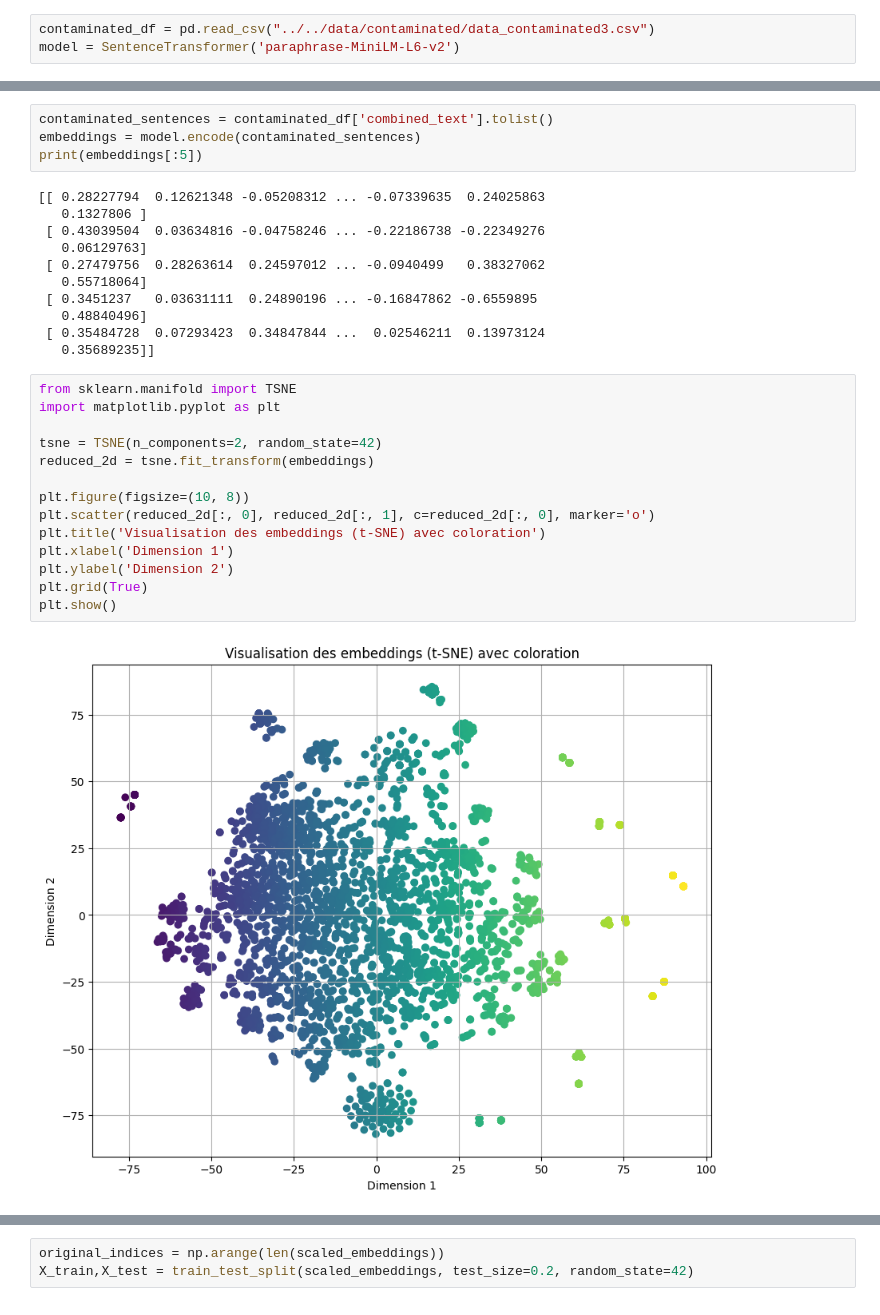
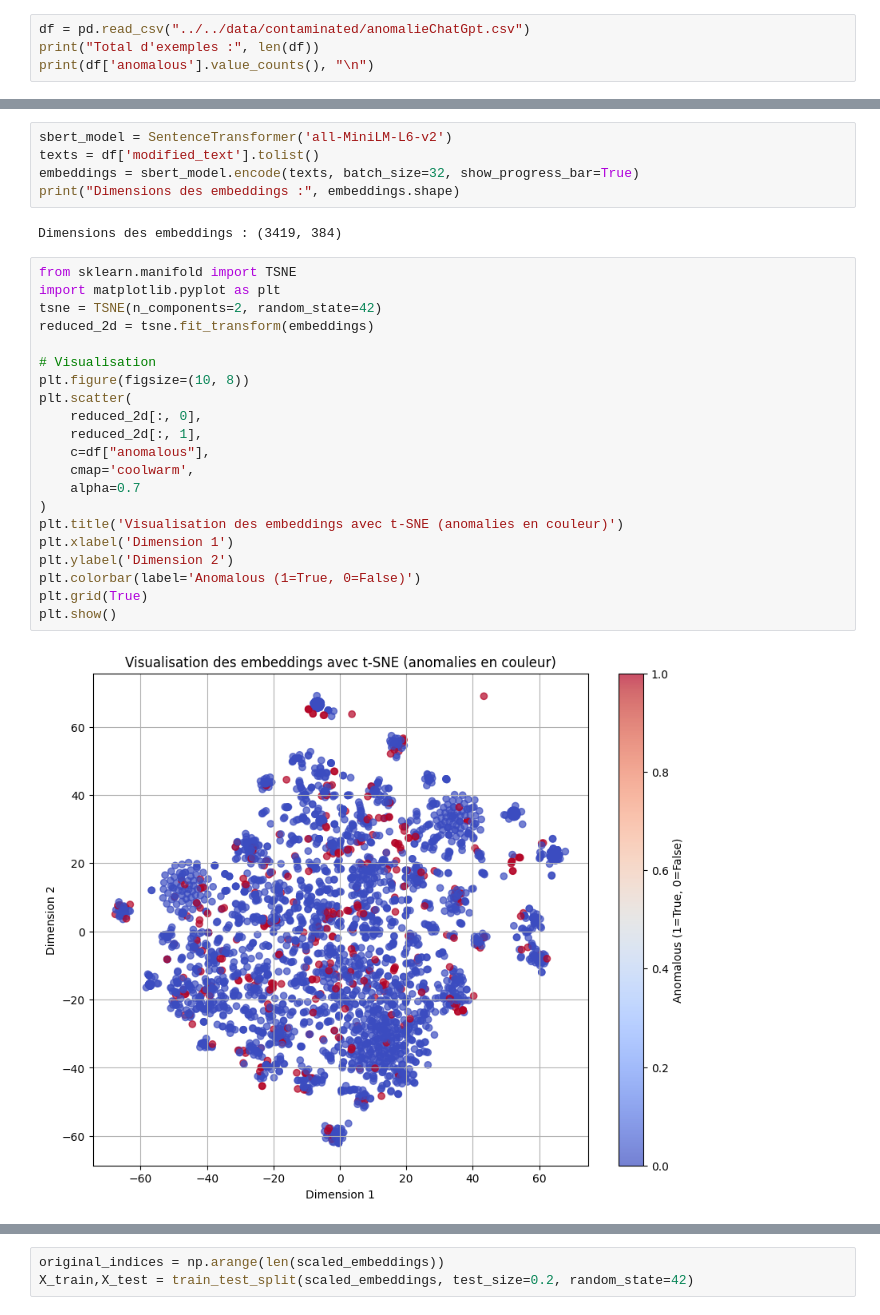
Before and after one commit to sow19/Detection-d-anomalies, a Jupyter notebook: code_source/contamination_anomalies/apprentissage_contamination3.ipynb, the cells around one changed output, grey strips where cells are left out. Saved outputs shown, nothing was run; the diff lists cells and outputs as text.

Commit message:
ajout d'une nouvelle contamination générée par chatGPT

```diff
--- a/code_source/contamination_anomalies/apprentissage_contamination3.ipynb
+++ b/code_source/contamination_anomalies/apprentissage_contamination3.ipynb
@@ -12,3 +6,4 @@ from sklearn.svm import OneClassSVM
 # %%
-contaminated_df = pd.read_csv("../../data/contaminated/data_contaminated3.csv")
-model = SentenceTransformer('paraphrase-MiniLM-L6-v2')
+df = pd.read_csv("../../data/contaminated/anomalieChatGpt.csv")
+print("Total d'exemples :", len(df))
+print(df['anomalous'].value_counts(), "\n")
@@ -15,32 +16,31 @@ model = SentenceTransformer('paraphrase-MiniLM-L6-v2')
 # %%
-contaminated_sentences = contaminated_df['combined_text'].tolist()
-embeddings = model.encode(contaminated_sentences)
-print(embeddings[:5])
+sbert_model = SentenceTransformer('all-MiniLM-L6-v2')
+texts = df['modified_text'].tolist()
+embeddings = sbert_model.encode(texts, batch_size=32, show_progress_bar=True)
+print("Dimensions des embeddings :", embeddings.shape)
 # %% [output]
-[[ 0.28227794  0.12621348 -0.05208312 ... -0.07339635  0.24025863
-   0.1327806 ]
- [ 0.43039504  0.03634816 -0.04758246 ... -0.22186738 -0.22349276
-   0.06129763]
- [ 0.27479756  0.28263614  0.24597012 ... -0.0940499   0.38327062
-   0.55718064]
- [ 0.3451237   0.03631111  0.24890196 ... -0.16847862 -0.6559895
-   0.48840496]
- [ 0.35484728  0.07293423  0.34847844 ...  0.02546211  0.13973124
-   0.35689235]]
+Dimensions des embeddings : (3419, 384)
 # %%
 from sklearn.manifold import TSNE
 import matplotlib.pyplot as plt
-
 tsne = TSNE(n_components=2, random_state=42)
 reduced_2d = tsne.fit_transform(embeddings)
 
+# Visualisation
 plt.figure(figsize=(10, 8))
-plt.scatter(reduced_2d[:, 0], reduced_2d[:, 1], c=reduced_2d[:, 0], marker='o')
-plt.title('Visualisation des embeddings (t-SNE) avec coloration')
+plt.scatter(
+    reduced_2d[:, 0],
+    reduced_2d[:, 1],
+    c=df["anomalous"],
+    cmap='coolwarm',
+    alpha=0.7
+)
+plt.title('Visualisation des embeddings avec t-SNE (anomalies en couleur)')
 plt.xlabel('Dimension 1')
 plt.ylabel('Dimension 2')
+plt.colorbar(label='Anomalous (1=True, 0=False)')
 plt.grid(True)
 plt.show()
 # %% [output]
-[figure, old version]
+[figure, new version]
 # %%
```
Also changed, not shown: parts of 18 cells of this notebook, 1 other file.
